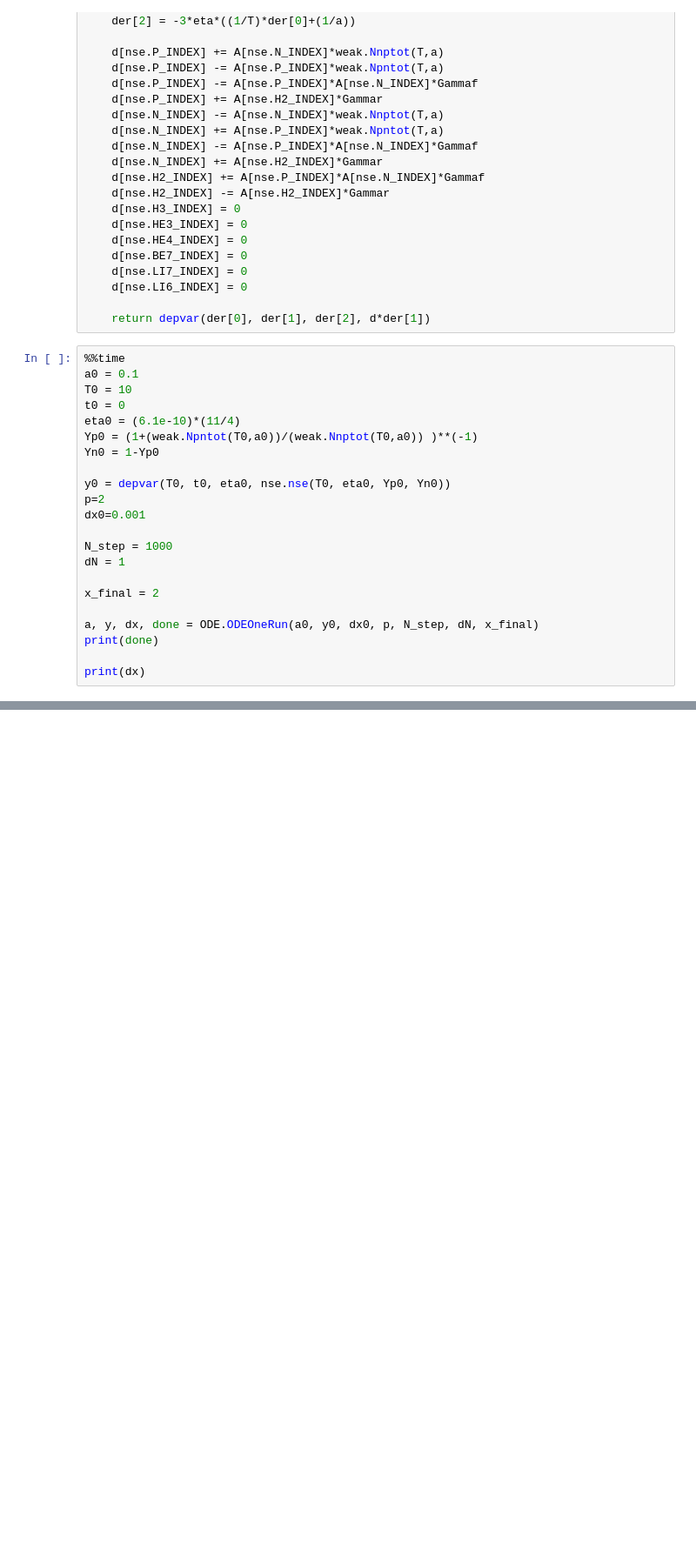
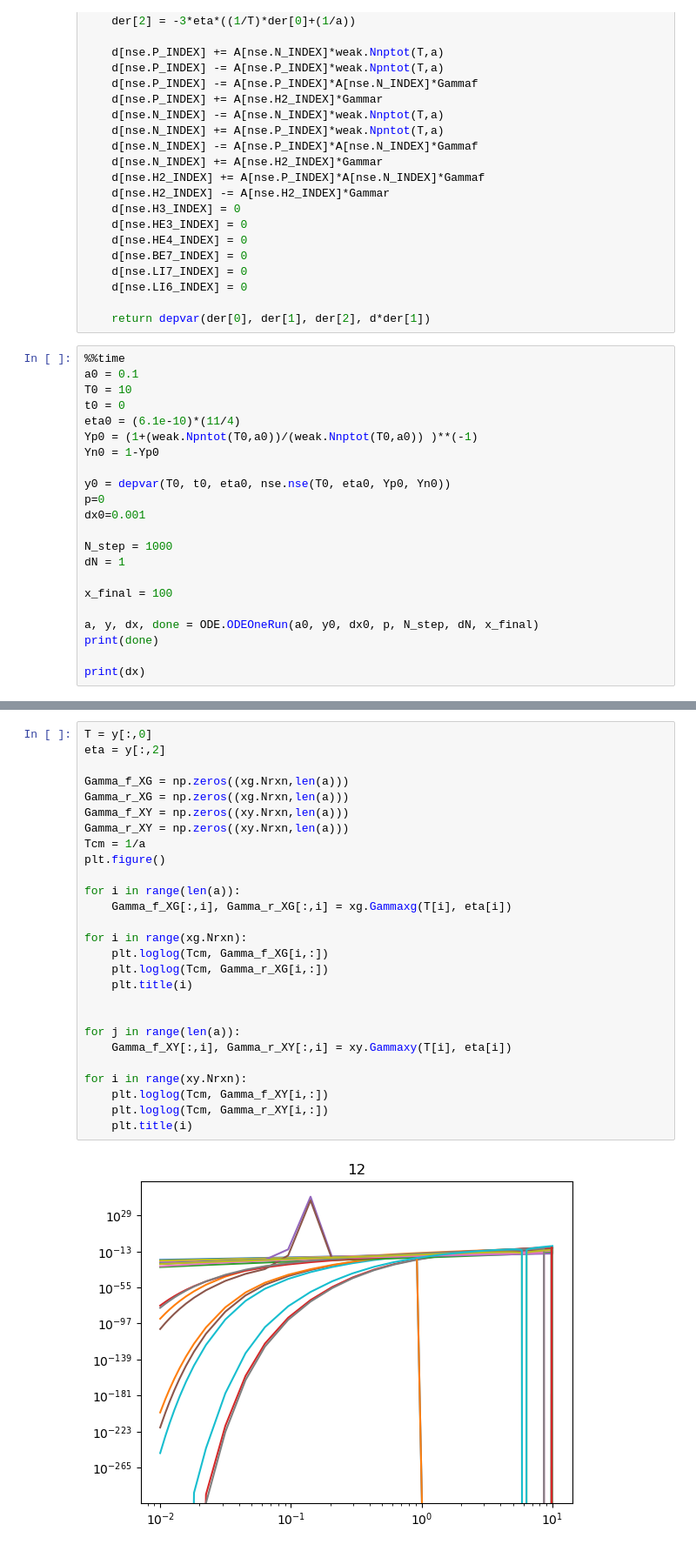
Before and after one commit to nuLABatUSD/BBN_evolve, a Jupyter notebook: WeakandNuclearRates.ipynb, the cells around one changed output, grey strips where cells are left out. Shown: that part at 87% size. Saved outputs shown, nothing was run; the diff lists cells and outputs as text; blank space fills up the shorter version.

```diff
--- a/WeakandNuclearRates.ipynb
+++ b/WeakandNuclearRates.ipynb
@@ -98,13 +100,13 @@ Yp0 = (1+(weak.Npntot(T0,a0))/(weak.Nnptot(T0,a0)) )**(-1)
 Yn0 = 1-Yp0
 
 y0 = depvar(T0, t0, eta0, nse.nse(T0, eta0, Yp0, Yn0))
-p=2
+p=0
 dx0=0.001
 
 N_step = 1000
 dN = 1
 
-x_final = 2
+x_final = 100
 
 a, y, dx, done = ODE.ODEOneRun(a0, y0, dx0, p, N_step, dN, x_final)
 print(done)
@@ -115,3 +133,32 @@ TypeError: can't multiply sequence by non-int of type 'numpy.float64'
+# %%
+T = y[:,0]
+eta = y[:,2]
+
+Gamma_f_XG = np.zeros((xg.Nrxn,len(a)))
+Gamma_r_XG = np.zeros((xg.Nrxn,len(a)))
+Gamma_f_XY = np.zeros((xy.Nrxn,len(a)))
+Gamma_r_XY = np.zeros((xy.Nrxn,len(a)))
+Tcm = 1/a
+plt.figure()
+
+for i in range(len(a)):
+    Gamma_f_XG[:,i], Gamma_r_XG[:,i] = xg.Gammaxg(T[i], eta[i])
+
+for i in range(xg.Nrxn):
+    plt.loglog(Tcm, Gamma_f_XG[i,:])
+    plt.loglog(Tcm, Gamma_r_XG[i,:])
+    plt.title(i)
+
+
+for j in range(len(a)):
+    Gamma_f_XY[:,i], Gamma_r_XY[:,i] = xy.Gammaxy(T[i], eta[i])
+
+for i in range(xy.Nrxn):
+    plt.loglog(Tcm, Gamma_f_XY[i,:])
+    plt.loglog(Tcm, Gamma_r_XY[i,:])
+    plt.title(i)
+# %% [output]
+[figure, added]
 # %%
 plt.figure()
 Tcm=1/a
```
Also changed, not shown: parts of 5 cells of this notebook, 3 other files.
